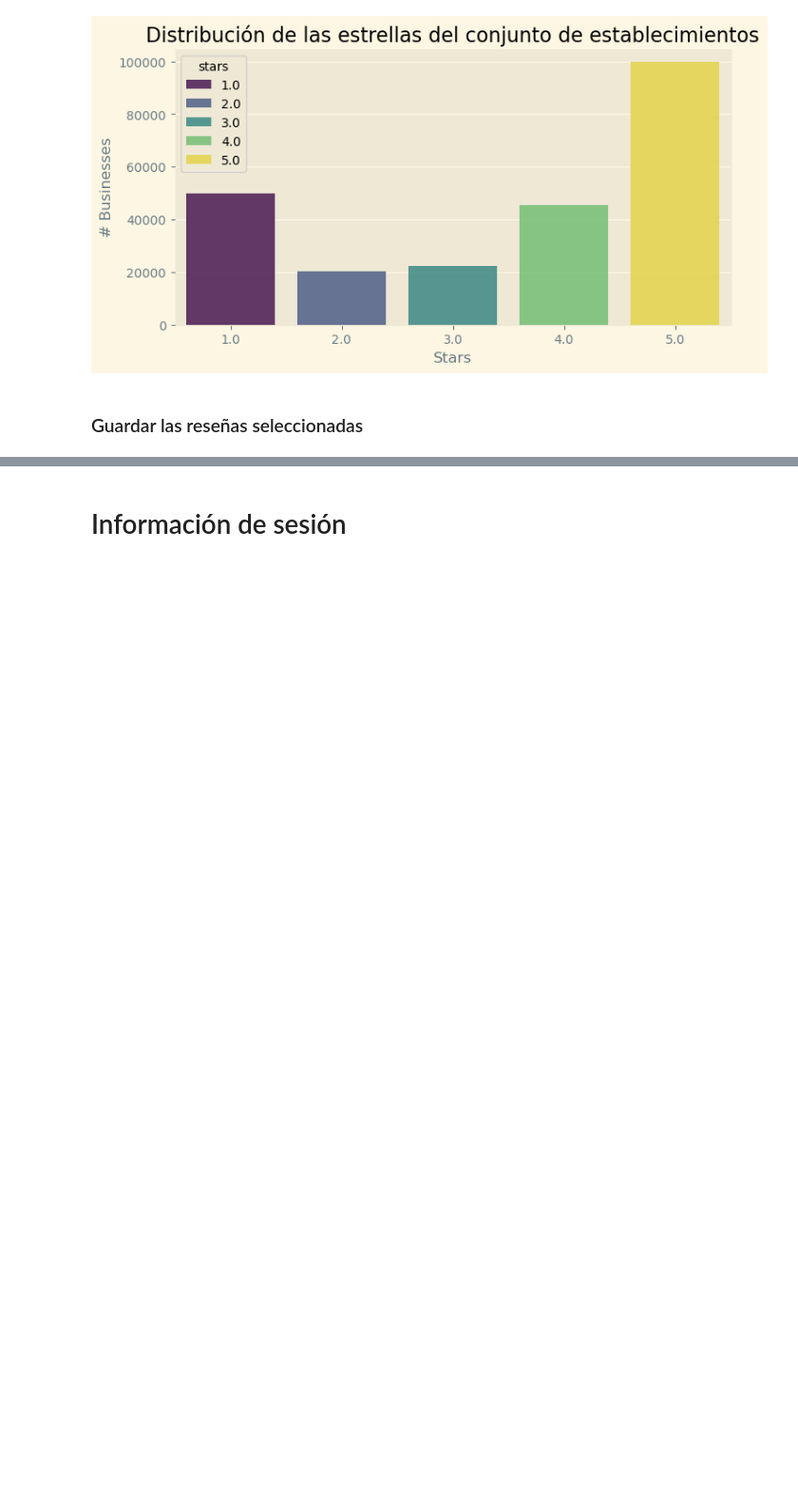
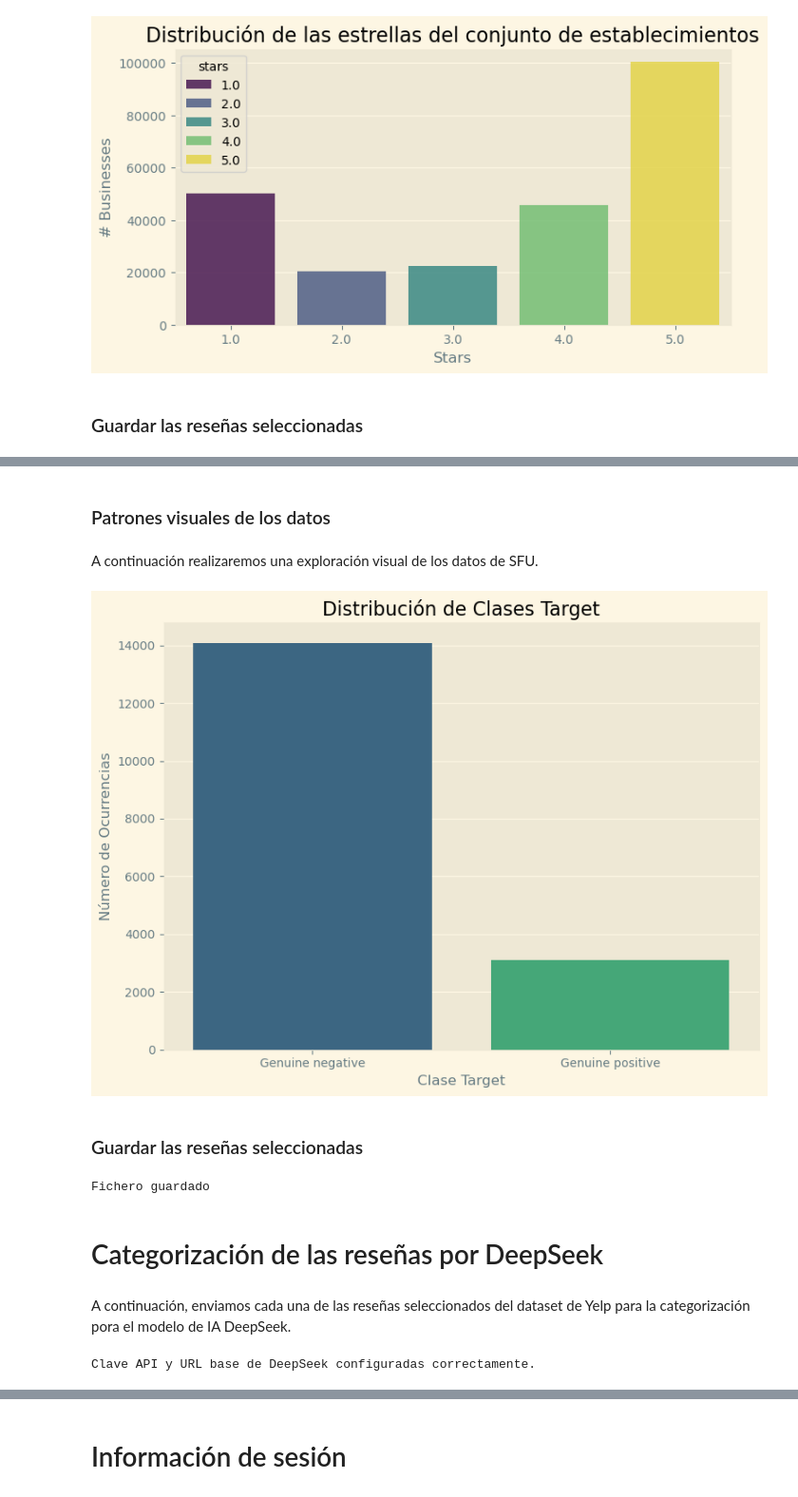
Before and after one commit to ceuratfmg2mai/fakereviews, a Jupyter notebook: 01. procesamiento_datos.ipynb, the cells around one changed output, grey strips where cells are left out. Shown at 95% size. Saved outputs shown, nothing was run; the diff lists cells and outputs as text; code cells hidden in the pictures; blank space fills up the shorter version.

```diff
--- a/procesamiento_datos.ipynb
+++ b/01. procesamiento_datos.ipynb
@@ -452,0 +544,17 @@ df_data_reviews_selected_pl.write_parquet(review_selected_file_path)
+# %%
+#mapeo de los datos
+sfu_mapping_values = {
+    0: "Genuine negative",
+    1: "Genuine positive"
+}
+
+# Definir la función Python que realiza la búsqueda en el diccionario
+def map_value(value):
+    return sfu_mapping_values.get(value)
+# Tipo de dato de retorno (`return_dtype`)
+return_dtype = pl.String
+
+df_sfu_data_pl = df_sfu_data_pl.with_columns(
+    pl.col("target").map_elements(map_value, return_dtype=return_dtype).alias("target")
+)
+display(df_sfu_data_pl.limit(25).head(5))
@@ -452,0 +570,49 @@ df_data_reviews_selected_pl.write_parquet(review_selected_file_path)
+# %% [markdown]
+### Patrones visuales de los datos
+# %% [markdown]
+A continuación realizaremos una exploración visual de los datos de SFU.
+# %%
+# --- Parte de la visualización ---
+
+# Seaborn funciona mejor con DataFrames de Pandas, así que convertimos:
+df_sfu_data_pd = df_sfu_data_pl.to_pandas()
+
+# Creamos el gráfico de barras de conteo
+plt.figure(figsize=(8, 6)) # Define el tamaño de la figura
+sns.countplot(x='target', data=df_sfu_data_pd, palette='viridis', hue= 'target')
+
+# Añade títulos y etiquetas
+plt.title('Distribución de Clases Target', fontsize=16)
+plt.xlabel('Clase Target', fontsize=12)
+plt.ylabel('Número de Ocurrencias', fontsize=12)
+plt.xticks(rotation=0) # Mantiene las etiquetas del eje x horizontales
+
+# Muestra el gráfico
+plt.tight_layout() # Ajusta el layout para evitar solapamiento
+plt.show()
+# %% [output]
+[figure, added]
+# %% [markdown]
+### Guardar las reseñas seleccionadas
+# %%
+# Guardar este DataFrame como archivo Parquet
+review_selected_file_path = f'{explicit_work_path}sfu_dataset_review_selected.jsonl'
+df_sfu_data_pl.write_json(review_selected_file_path)
+print('Fichero guardado')
+# %% [output]
+Fichero guardado
+# %% [markdown]
+# Categorización de las reseñas por DeepSeek
+# %% [markdown]
+A continuación, enviamos cada una de las reseñas seleccionados del dataset de Yelp para la categorización pora el modelo de IA DeepSeek.
+# %%
+# --- 1. Configuración de la API Key y Base URL de DeepSeek ---
+try:
+    deepseek_api_key = os.environ["DEEPSEEK_API_KEY"]
+    deepseek_base_url = os.environ["DEEPSEEK_API_URL"]
+    deepseek_time_out = os.environ['DEEPSEEK_TIMEOUT']
+    print("Clave API y URL base de DeepSeek configuradas correctamente.")
+except KeyError:
+    print("Error: Las variables de entorno 'DEEPSEEK_API_KEY' o 'DEEPSEEK_BASE_URL' no están configuradas.")
+# %% [output]
+Clave API y URL base de DeepSeek configuradas correctamente.
```
Also changed, not shown: parts of 38 cells of this notebook, 2 other files.
